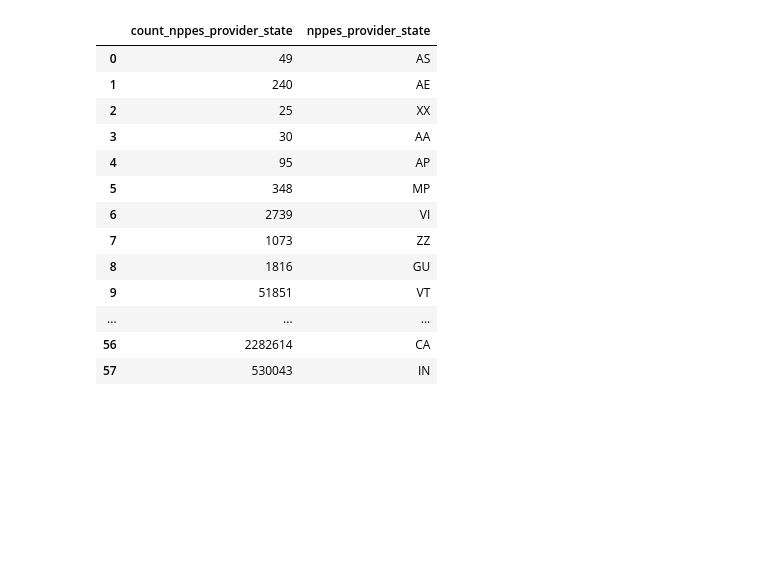
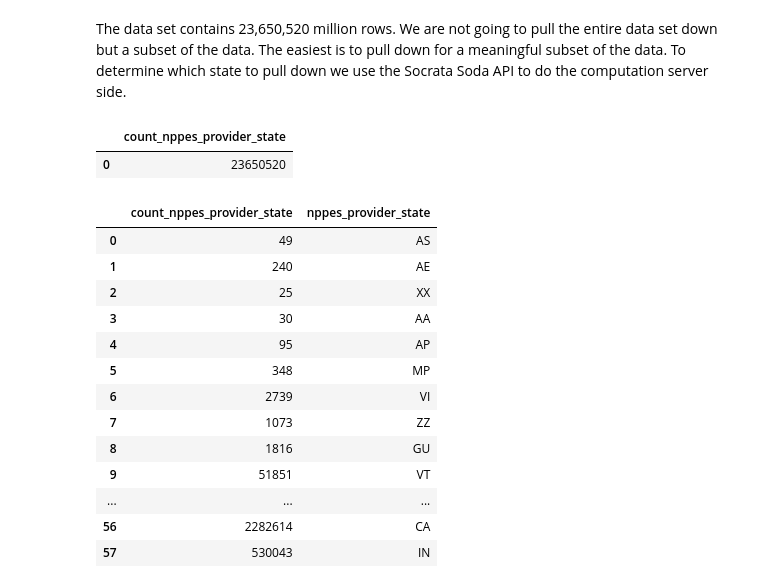
Before and after one commit to jhajagos/health-open-data-workshop, a Jupyter notebook: Analyzing Medicare Part D Prescriber Data.ipynb, the cells around one changed output. Saved outputs shown, nothing was run; the diff lists cells and outputs as text; code cells hidden in the pictures; blank space fills up the shorter version.

```diff
--- a/Analyzing Medicare Part D Prescriber Data.ipynb
+++ b/Analyzing Medicare Part D Prescriber Data.ipynb
@@ -5,3 +7,10 @@ md_base_url = "https://data.cms.gov/resource/4uvc-gbfz"
+# %% [markdown]
+The data set contains 23,650,520 million rows. We are not going to pull the entire data set down but a subset of the data. The easiest is to pull down for a meaningful subset of the data. To determine which state to pull down we use the Socrata Soda API to do the computation server side.
+# %%
+pd.read_json(md_base_url + "?" + "$select=count(nppes_provider_state)")
+# %% [output]
+|  | count_nppes_provider_state |
+| 0 | 23650520 |
 # %%
 pd.read_json(md_base_url + "?" + "$select=nppes_provider_state,count(nppes_provider_state)&$group=nppes_provider_state")
 # %% [output]
```
Also changed, not shown: parts of 5 cells of this notebook.
